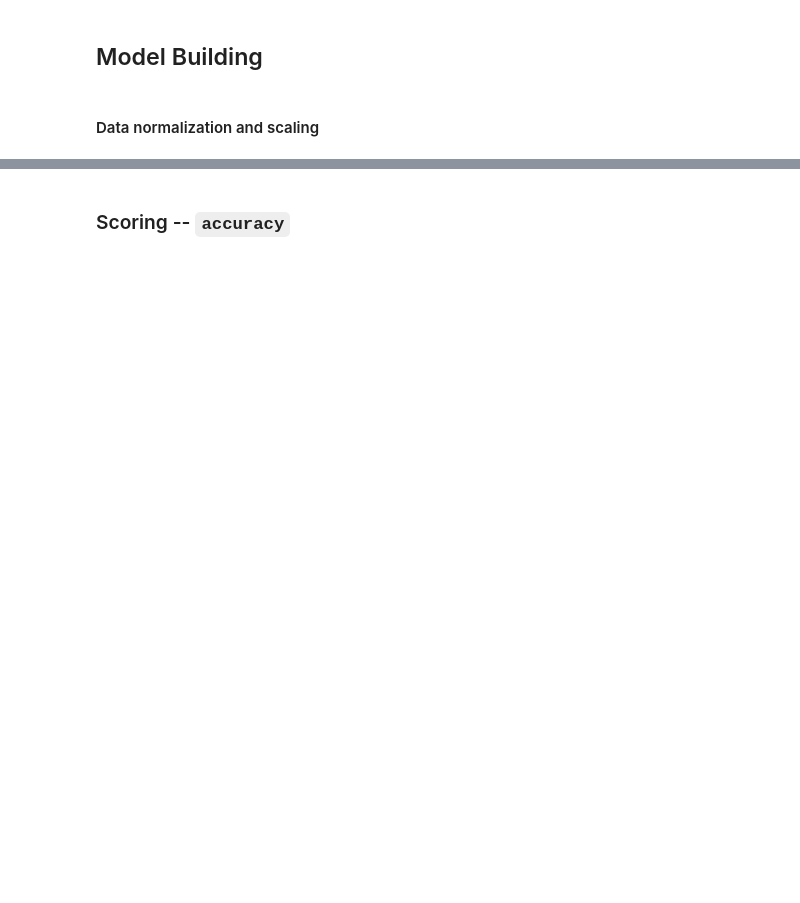
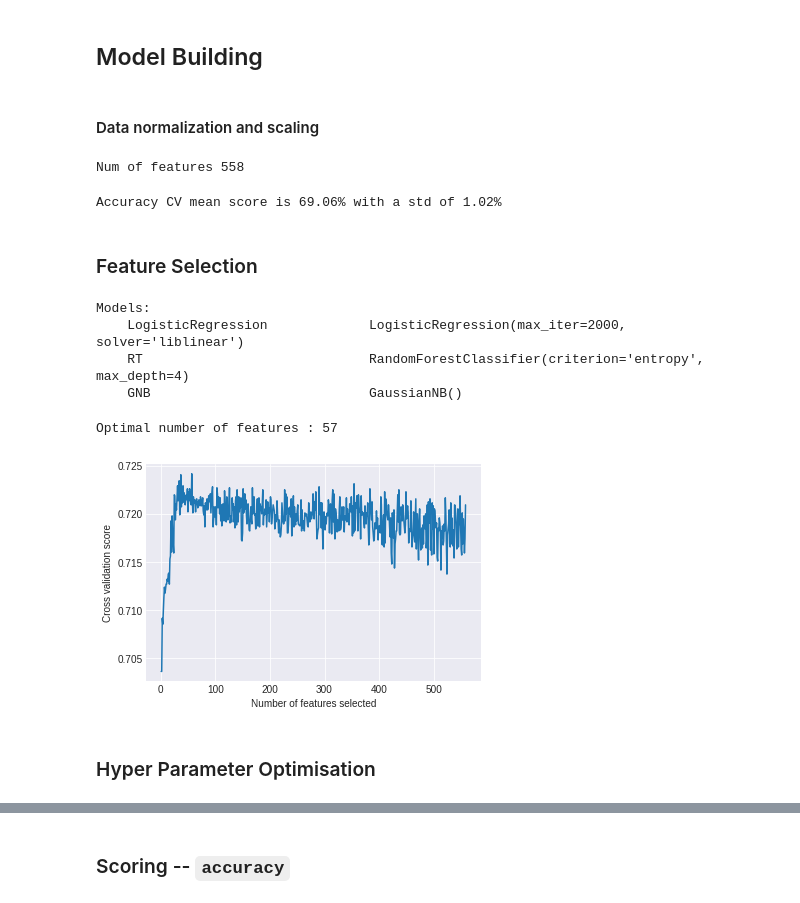
Before and after one commit to HubertStefanski/Data-Mining-Labs, a Jupyter notebook: main_assignment/Model.ipynb, the cells around one changed output, grey strips where cells are left out. Cells and saved outputs as stored; diff of their text form; code cells hidden in the pictures; blank space fills up the shorter version.

Commit message:
add feature selection

```diff
--- a/main_assignment/Model.ipynb
+++ b/main_assignment/Model.ipynb
@@ -305,0 +323,15 @@ param_grid = [{
+# %%
+from sklearn.preprocessing import StandardScaler
+
+features = df_train_model.columns[:-1]
+print("Num of features", len(features))
+
+X_train, y_train = df_train_model[features], df_train_model[TARGET]
+X_test, y_test = df_test_model[features],df_test_model[TARGET]
+
+scaler = StandardScaler()
+
+X_train = scaler.fit_transform(X_train)
+X_test = scaler.transform(X_test)
+# %% [output]
+Num of features 558
@@ -306 +343,48 @@ param_grid = [{
+# %%
+print(f"Accuracy CV mean score is {score.mean():.2%} with a std of {score.std():.2%}")
+# %% [output]
+Accuracy CV mean score is 69.06% with a std of 1.02%
+# %% [markdown]
+### Feature Selection
+# %%
+models = []
+
+from sklearn.linear_model import LogisticRegression
+models.append( {"name": "LogisticRegression", "ref": LogisticRegression(solver="liblinear", max_iter=2000)} )
+
+from sklearn.ensemble import RandomForestClassifier
+models.append( {"name": "RT ", "ref": RandomForestClassifier(criterion='entropy', max_depth=4)} )
+
+from sklearn.naive_bayes import GaussianNB
+models.append({"name": "GNB ", "ref": GaussianNB()})
+
+print("Models:")
+for model in models:
+    print(f"    {model['name']:30} {model['ref']}")
+# %% [output]
+Models:
+    LogisticRegression             LogisticRegression(max_iter=2000, solver='liblinear')
+    RT                             RandomForestClassifier(criterion='entropy', max_depth=4)
+    GNB                            GaussianNB()
+# %%
+from sklearn.model_selection import StratifiedKFold
+from sklearn.feature_selection import RFECV
+
+model = models[1]["ref"]
+
+rfecv = RFECV(estimator=model, step=1, cv=StratifiedKFold(2), scoring="accuracy")
+rfecv.fit(X_train, y_train)
+print("Optimal number of features : %d" % rfecv.n_features_)
+
+# Plot number of features VS. cross-validation scores
+plt.figure()
+plt.xlabel("Number of features selected")
+plt.ylabel("Cross validation score")
+plt.plot(range(1, len(rfecv.grid_scores_) + 1), rfecv.grid_scores_)
+plt.show()
+# %% [output]
+Optimal number of features : 57
+[figure, added]
+# %% [markdown]
+### Hyper Parameter Optimisation
 # %%
```
Also changed, not shown: parts of 21 cells of this notebook.
